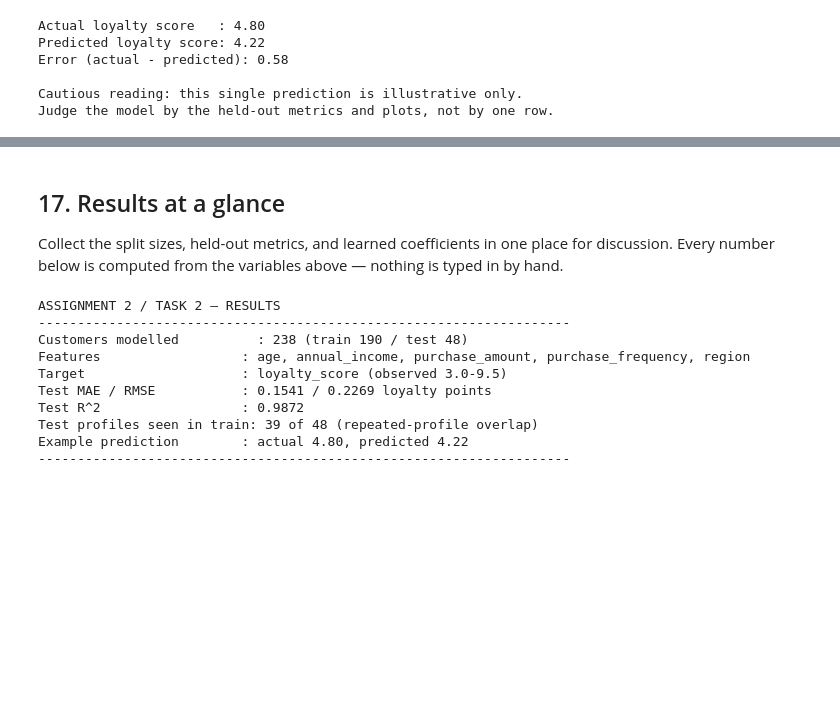
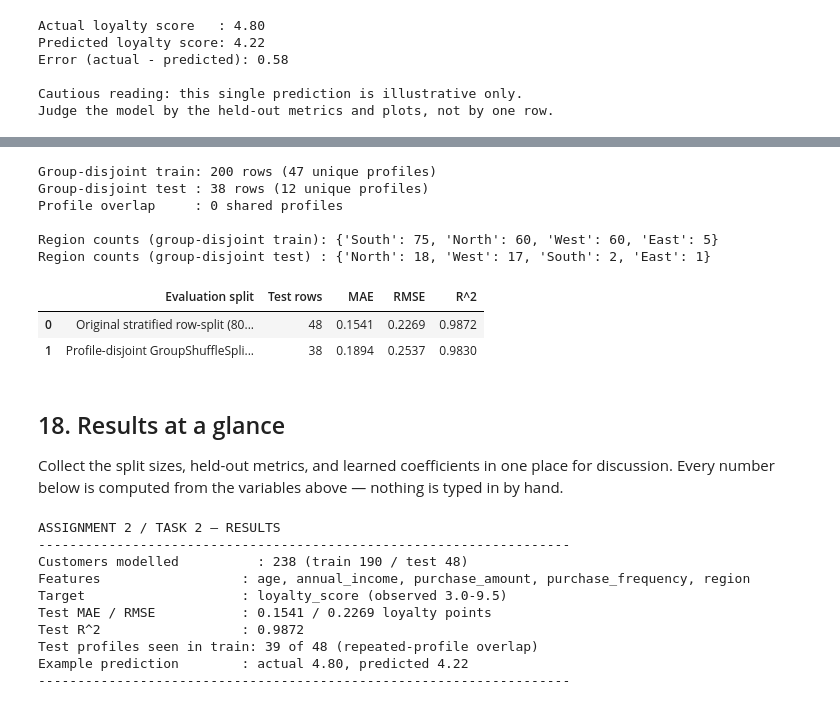
Before and after one commit to Muhammed-Fathi/ML-Course-Assignments, a Jupyter notebook: assignments/assignment_02/notebooks/02_customer_loyalty_regression.ipynb, the cells around one changed output, grey strips where cells are left out. Drawn from its saved outputs; the diff is of its cells as text; code cells hidden in the pictures; blank space fills up the shorter version.

```diff
--- a/assignments/assignment_02/notebooks/02_customer_loyalty_regression.ipynb
+++ b/assignments/assignment_02/notebooks/02_customer_loyalty_regression.ipynb
@@ -569,5 +590,48 @@ Judge the model by the held-out metrics and plots, not by one row.
+# %%
+profile_groups = X[FEATURES].apply(tuple, axis=1)
+gss = GroupShuffleSplit(n_splits=1, test_size=0.20, random_state=42)
+grp_train_idx, grp_test_idx = next(gss.split(X, y, groups=profile_groups))
+
+X_train_grp, X_test_grp = X.iloc[grp_train_idx], X.iloc[grp_test_idx]
+y_train_grp, y_test_grp = y.iloc[grp_train_idx], y.iloc[grp_test_idx]
+
+train_group_set = set(profile_groups.iloc[grp_train_idx])
+test_group_set = set(profile_groups.iloc[grp_test_idx])
+assert train_group_set.isdisjoint(test_group_set), "Profile groups must be disjoint!"
+
+model_grp = clone(model)
+model_grp.fit(X_train_grp, y_train_grp)
+y_pred_grp = model_grp.predict(X_test_grp)
+
+mae_grp = mean_absolute_error(y_test_grp, y_pred_grp)
+rmse_grp = float(np.sqrt(mean_squared_error(y_test_grp, y_pred_grp)))
+r2_grp = r2_score(y_test_grp, y_pred_grp)
+
+print(f"Group-disjoint train: {len(X_train_grp)} rows ({len(train_group_set)} unique profiles)")
+print(f"Group-disjoint test : {len(X_test_grp)} rows ({len(test_group_set)} unique profiles)")
+print(f"Profile overlap     : {len(train_group_set & test_group_set)} shared profiles")
+print("\nRegion counts (group-disjoint train):", X_train_grp["region"].value_counts().to_dict())
+print("Region counts (group-disjoint test) :", X_test_grp["region"].value_counts().to_dict())
+
+comparison_df = pd.DataFrame([
+    {"Evaluation split": "Original stratified row-split (80/20)", "Test rows": len(X_test),
+     "MAE": mae, "RMSE": rmse, "R^2": r2},
+    {"Evaluation split": "Profile-disjoint GroupShuffleSplit (80/20)", "Test rows": len(X_test_grp),
+     "MAE": mae_grp, "RMSE": rmse_grp, "R^2": r2_grp},
+])
+display(comparison_df.round(4))
+# %% [output]
+Group-disjoint train: 200 rows (47 unique profiles)
+Group-disjoint test : 38 rows (12 unique profiles)
+Profile overlap     : 0 shared profiles
+
+Region counts (group-disjoint train): {'South': 75, 'North': 60, 'West': 60, 'East': 5}
+Region counts (group-disjoint test) : {'North': 18, 'West': 17, 'South': 2, 'East': 1}
+|  | Evaluation split | Test rows | MAE | RMSE | R^2 |
+| 0 | Original stratified row-split (80... | 48 | 0.1541 | 0.2269 | 0.9872 |
+| 1 | Profile-disjoint GroupShuffleSpli... | 38 | 0.1894 | 0.2537 | 0.9830 |
 # %% [markdown]
-## 17. Results at a glance
+## 18. Results at a glance
 
 Collect the split sizes, held-out metrics, and learned coefficients in one place for discussion. Every number below is computed from the variables above — nothing is typed in by hand.
 # %%
```
Also changed, not shown: parts of 6 cells of this notebook.
